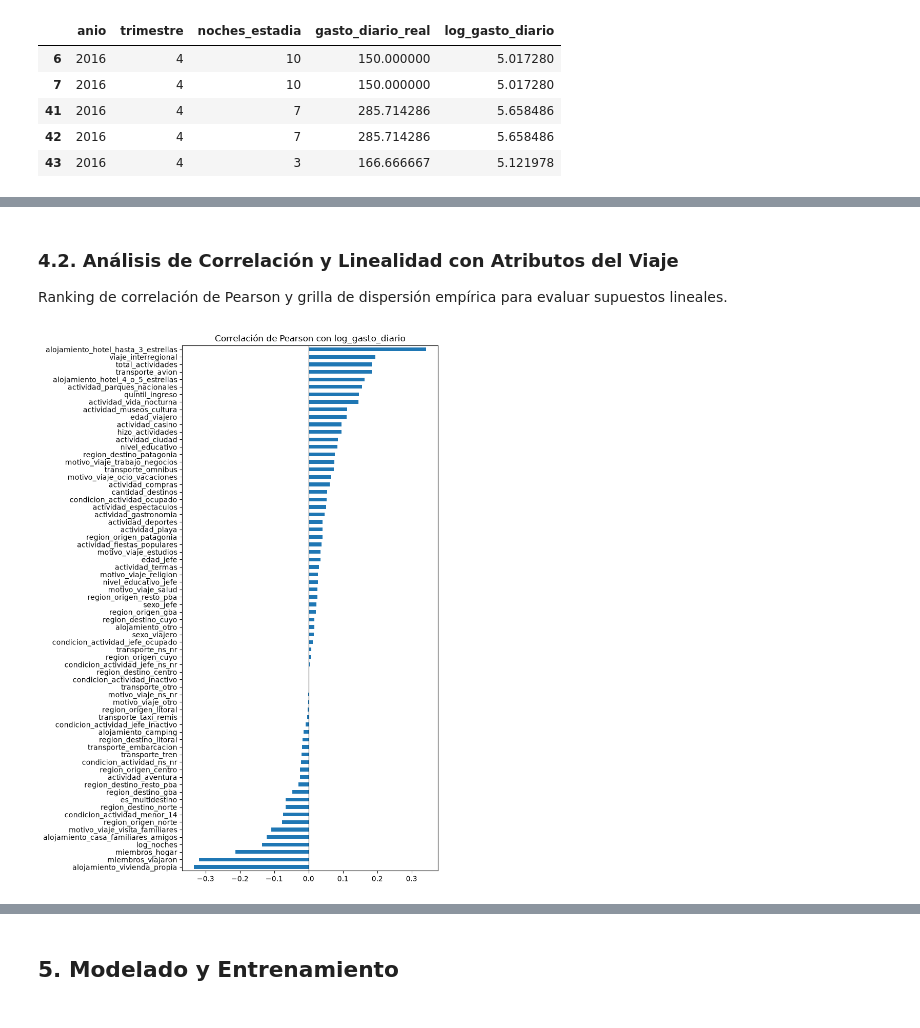
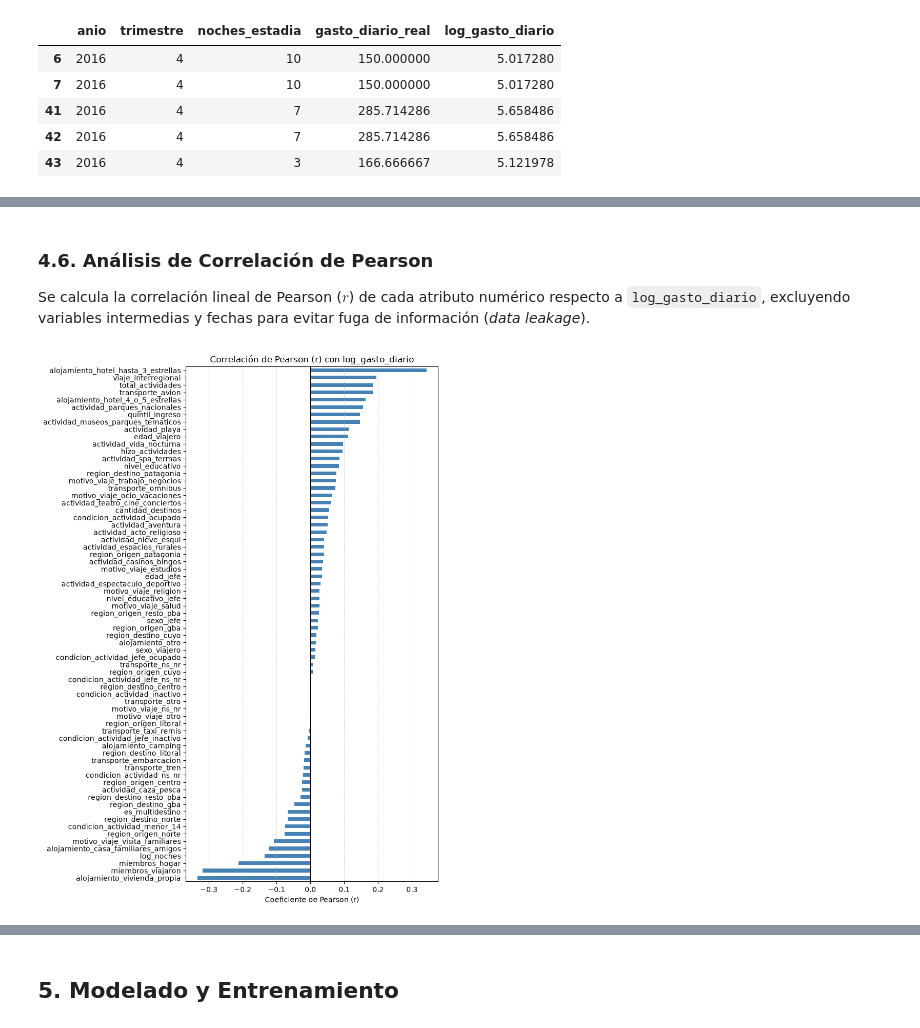
Before and after one commit to vbravo0/intro-ia-bravo, a Jupyter notebook: notebook.ipynb, the cells around one changed output, grey strips where cells are left out. Cells and saved outputs as stored; diff of their text form; code cells hidden in the pictures.

```diff
--- a/notebook.ipynb
+++ b/notebook.ipynb
@@ -489,24 +653,39 @@ plt.show()
-# %% [markdown]
-### 4.2. Análisis de Correlación y Linealidad con Atributos del Viaje
-Ranking de correlación de Pearson y grilla de dispersión empírica para evaluar supuestos lineales.
+# %% [markdown]
+### 4.6. Análisis de Correlación de Pearson
+
+Se calcula la correlación lineal de Pearson ($r$) de cada atributo numérico respecto a `log_gasto_diario`, excluyendo variables intermedias y fechas para evitar fuga de información (*data leakage*).
 # %%
-# Excluir target, gastos intermedios, fechas y noches_estadia cruda (reemplazada por log_noches)
+# Excluir target, montos derivados y fechas
 excluir = [
-    "log_gasto_diario", "gasto_pc", "gasto_real", "gasto_diario_real",
-    "gasto_diario_nominal", "ipc_nivel_general_nacional", "anio", "trimestre",
-    "noches_estadia"
+    "log_gasto_diario",
+    "gasto_pc",
+    "gasto_real",
+    "gasto_diario_real",
+    "gasto_diario_nominal",
+    "ipc_nivel_general_nacional",
+    "anio",
+    "trimestre",
+    "noches_estadia",
 ]
 
-# Correlación de Pearson de cada variable contra log_gasto_diario
-corrs = df_encuesta.drop(columns=excluir, errors="ignore").select_dtypes("number").corrwith(df_encuesta["log_gasto_diario"]).dropna().sort_values()
+# Correlación lineal de Pearson con log_gasto_diario
+corrs = (
+    df_encuesta.drop(columns=excluir, errors="ignore")
+    .select_dtypes("number")
+    .corrwith(df_encuesta["log_gasto_diario"])
+    .dropna()
+    .sort_values()
+)
 
-# Gráfico de correlaciones
+# Gráfico de barras horizontal de correlaciones
 plt.figure(figsize=(8, 11))
-corrs.plot(kind="barh")
+corrs.plot(kind="barh", color="steelblue")
 plt.axvline(0, color="black", linewidth=0.8)
-plt.title("Correlación de Pearson con log_gasto_diario")
+plt.title("Correlación de Pearson (r) con log_gasto_diario")
+plt.xlabel("Coeficiente de Pearson (r)")
+plt.grid(axis="x", linestyle="--", alpha=0.5)
 plt.tight_layout()
 plt.show()
 # %% [output]
-[figure, old version]
+[figure, new version]
 # %%
```
Also changed, not shown: parts of 61 cells of this notebook, 1 other file.
